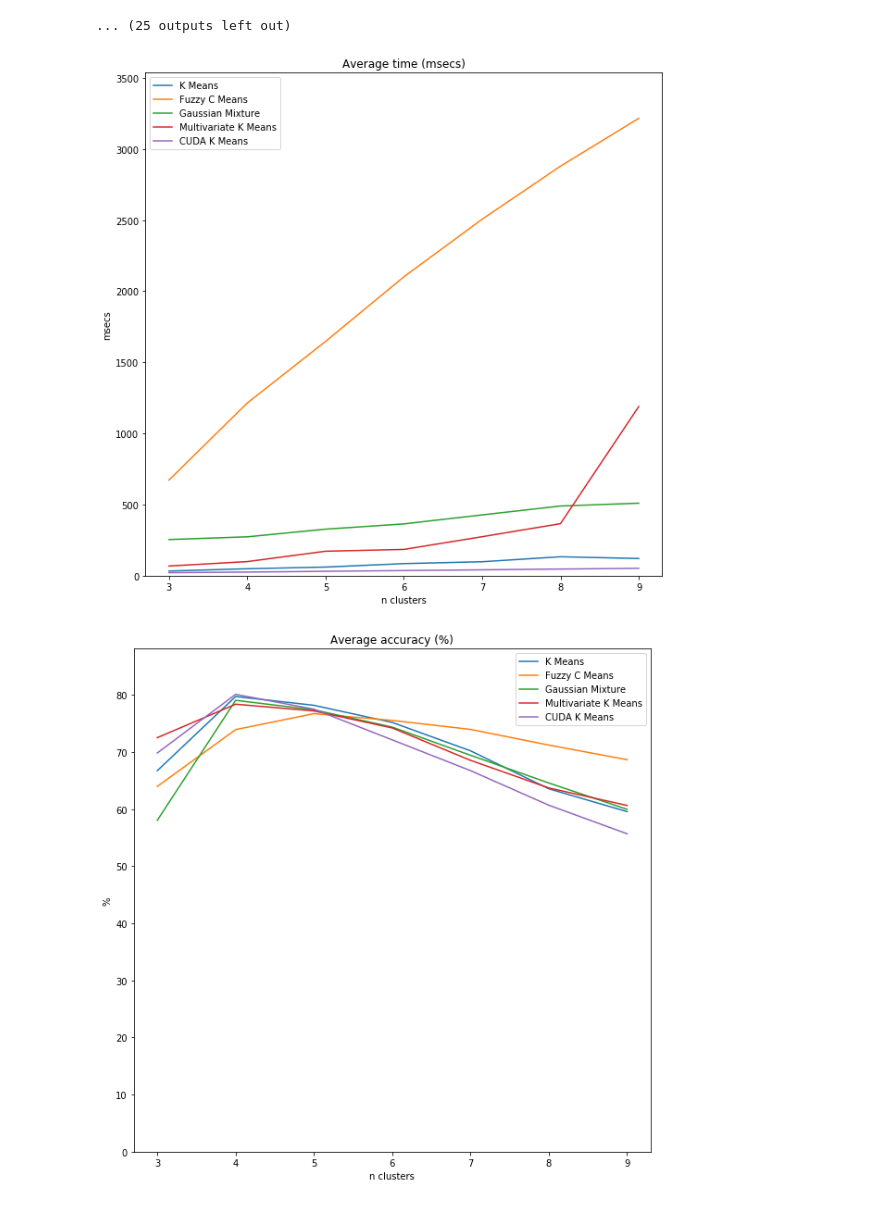
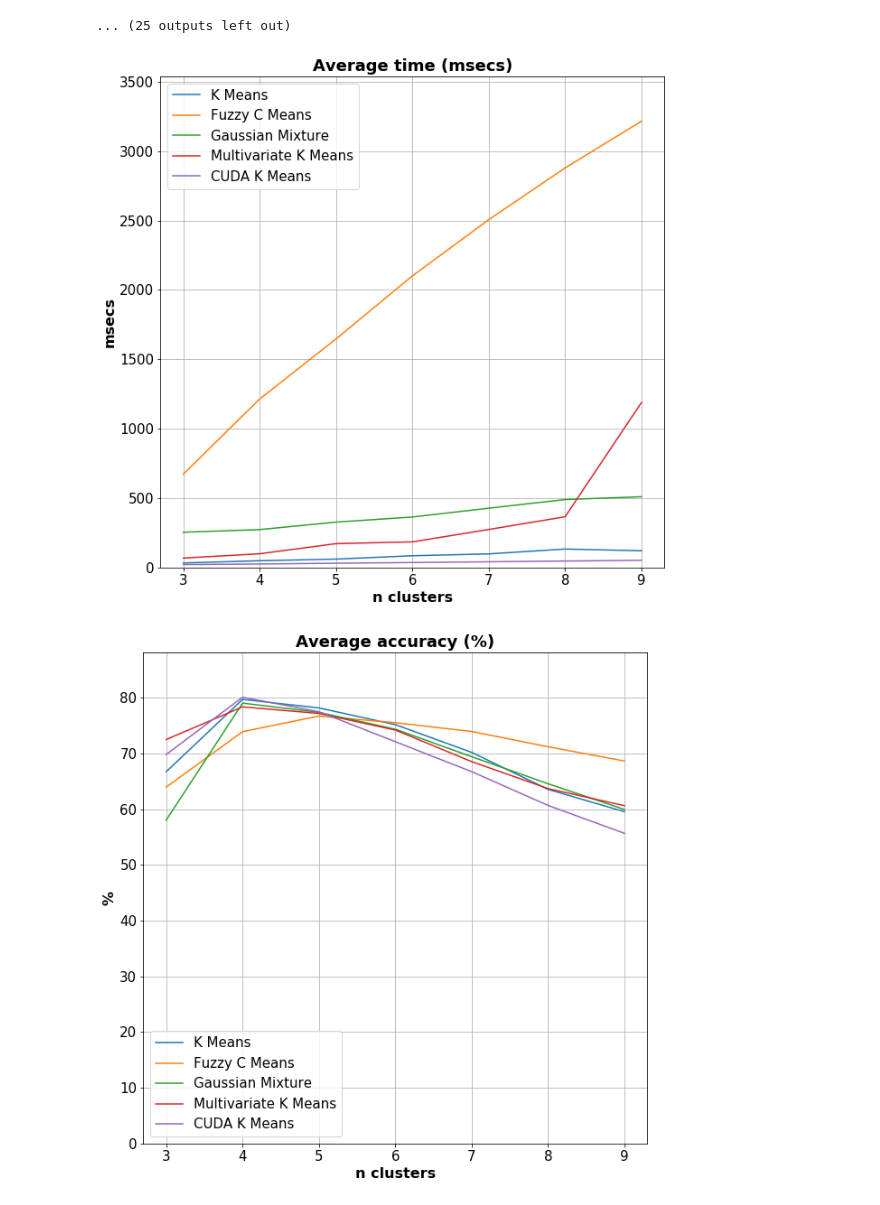
Before and after one commit to rbaygildin/brain-tumor-segmentation, a Jupyter notebook: Benchmark.ipynb, the cells around one changed output. Cells and saved outputs as stored; diff of their text form; code cells hidden in the pictures.

```diff
--- a/Benchmark.ipynb
+++ b/Benchmark.ipynb
@@ -632,6 +632,9 @@ N CLUSTERS =  5
 # %%
 from pylab import rcParams
 rcParams['figure.figsize'] = 10, 10
+rcParams['legend.fontsize'] = 15
+rcParams['xtick.labelsize'] = 15
+rcParams['ytick.labelsize'] = 15
 
 res_time = np.asarray(t_avg_time)
 res_acc = np.asarray(t_avg_accuracy)
@@ -642,10 +645,10 @@ avg_time_per_n_clusters = np.asarray(avg_time_per_n_clusters)
 avg_acc_per_n_clusters = np.asarray(avg_acc_per_n_clusters)
 
 X = np.arange(N_CLUSTERS_RANGE[0], N_CLUSTERS_RANGE[1])
-plt.title('Average time (msecs)')
+plt.title('Average time (msecs)', fontsize=18, fontweight='bold')
 plt.xticks(X)
-plt.xlabel('n clusters')
-plt.ylabel('msecs')
+plt.xlabel('n clusters', fontweight="bold", fontsize=16)
+plt.ylabel('msecs', fontweight="bold", fontsize=16)
 plt.ylim(0, np.max(res_time) * 1.1)
 # plt.yscale('log', basey=10)
 for i, alg in zip(range(len(ALGS.keys())), ALGS.keys()):
@@ -654,13 +657,14 @@ for i, alg in zip(range(len(ALGS.keys())), ALGS.keys()):
 #     plt.fill_between(X, conf95_time_res[:,i,0], conf95_time_res[:,i,1], alpha=0.15)
     # plt.axis('equal')
 plt.legend()
+plt.grid()
 plt.show()
 
 
-plt.title('Average accuracy (%)')
+plt.title('Average accuracy (%)', fontsize=18, fontweight='bold')
 plt.xticks(X)
-plt.xlabel('n clusters')
-plt.ylabel('%')
+plt.xlabel('n clusters', fontweight="bold", fontsize=16)
+plt.ylabel('%', fontweight="bold", fontsize=16)
 plt.ylim(0, np.max(res_acc) * 1.1)
 # plt.yscale('log', basey=10)
 for i, alg in zip(range(len(ALGS.keys())), ALGS.keys()):
@@ -669,6 +673,7 @@ for i, alg in zip(range(len(ALGS.keys())), ALGS.keys()):
 #     plt.fill_between(X, conf95_acc_res[:,i,0], conf95_acc_res[:,i,1], alpha=0.15)
     # plt.axis('equal')
 plt.legend()
+plt.grid()
 plt.show()
 
 import matplotlib
@@ -682,32 +687,32 @@ for i, alg in zip(range(len(ALGS.keys())), ALGS.keys()):
     ax.set_title('%s - Time (msecs)' % alg)
     bp = ax.boxplot(avg_time_per_n_clusters[:,i,:].T)
     ax.set_xticklabels(list(range(N_CLUSTERS_RANGE[0], N_CLUSTERS_RANGE[1])))
     plt.show()
 
     fig = plt.figure(1, figsize=(9, 9))
     ax = fig.add_subplot(111)
 
     ax.set_title('%s - Accuracy (%%)' % alg)
     bp = ax.boxplot(avg_acc_per_n_clusters[:,i,:].T)
     ax.set_xticklabels(list(range(N_CLUSTERS_RANGE[0], N_CLUSTERS_RANGE[1])))
     plt.show()
 
 for i, alg in zip(range(len(ALGS.keys())), ALGS.keys()):
     print("\n")
     print("===========================")
     print('----->', alg, '<-----')
     print("\n")
     print('[Average time]')
     print(res_time[:,i])
     print("\n")
     print('[Average accuracy]')
     print(res_acc[:,i])
     print("\n")
     print('[Conf 95% time]')
     print(conf95_time_res[:,i,:])
     print("\n")
     print('[Conf 95% accuracy]')
     print(conf95_acc_res[:,i,:])
 # %% [output]
-[figure, old version]
+[figure, new version]
-[figure, old version]
+[figure, new version]
```
Also changed, not shown: parts of 4 cells of this notebook, 8 other files.
